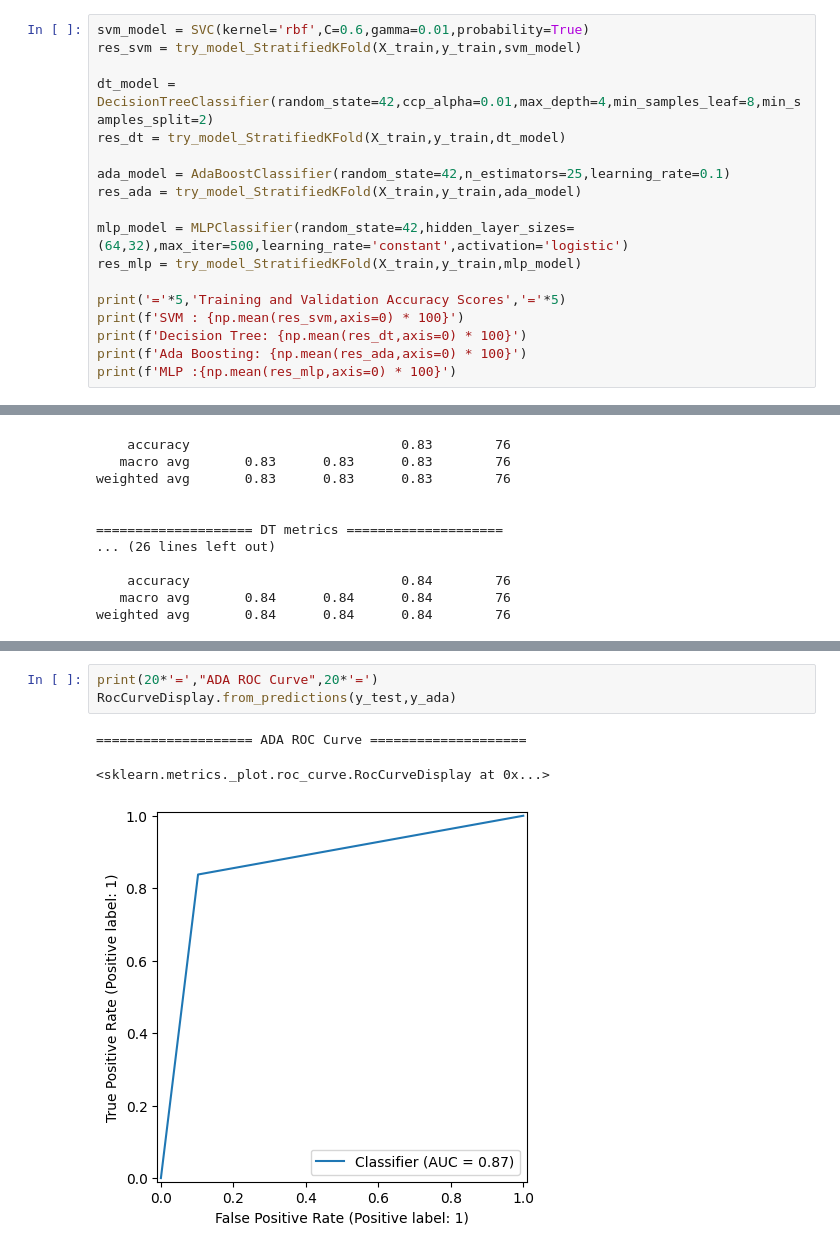
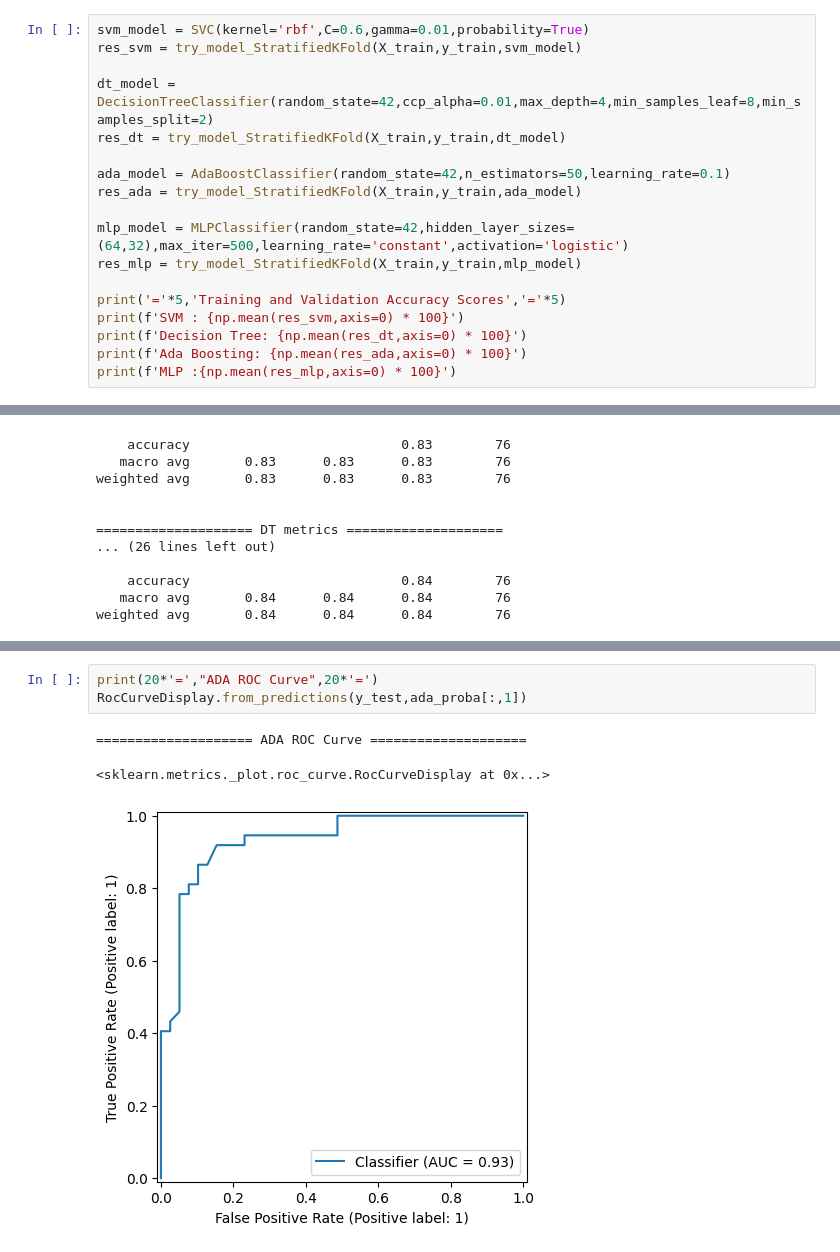
Before and after one commit to Rohith65-pixel/Mini-Project-Heart-Diease, a Jupyter notebook: Project File.ipynb, the cells around one changed output, grey strips where cells are left out. Cells and saved outputs as stored; diff of their text form.

```diff
--- a/Project File.ipynb
+++ b/Project File.ipynb
@@ -280,7 +280,7 @@ res_svm = try_model_StratifiedKFold(X_train,y_train,svm_model)
 dt_model = DecisionTreeClassifier(random_state=42,ccp_alpha=0.01,max_depth=4,min_samples_leaf=8,min_samples_split=2)
 res_dt = try_model_StratifiedKFold(X_train,y_train,dt_model)
 
-ada_model = AdaBoostClassifier(random_state=42,n_estimators=25,learning_rate=0.1)
+ada_model = AdaBoostClassifier(random_state=42,n_estimators=50,learning_rate=0.1)
 res_ada = try_model_StratifiedKFold(X_train,y_train,ada_model)
 
 mlp_model = MLPClassifier(random_state=42,hidden_layer_sizes=(64,32),max_iter=500,learning_rate='constant',activation='logistic')
@@ -381,9 +381,9 @@ RocCurveDisplay.from_predictions(y_test,y_dt)
 # %%
 print(20*'=',"ADA ROC Curve",20*'=')
-RocCurveDisplay.from_predictions(y_test,y_ada)
+RocCurveDisplay.from_predictions(y_test,ada_proba[:,1])
 # %% [output]
 ==================== ADA ROC Curve ====================
 <sklearn.metrics._plot.roc_curve.RocCurveDisplay at 0x...>
-[figure, old version]
+[figure, new version]
 # %%
 print(20*'=',"MLP ROC Curve",20*'=')
```
Also changed, not shown: parts of 8 cells of this notebook.
